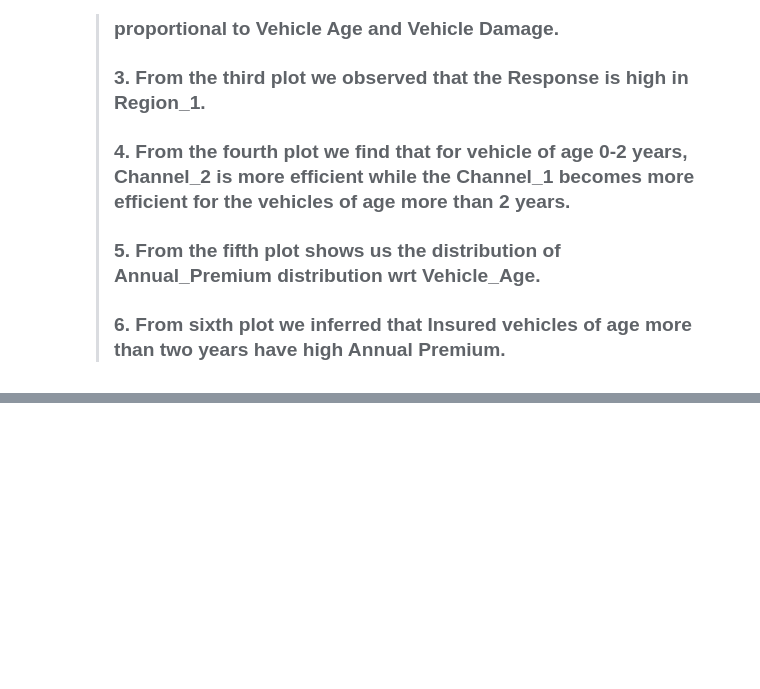
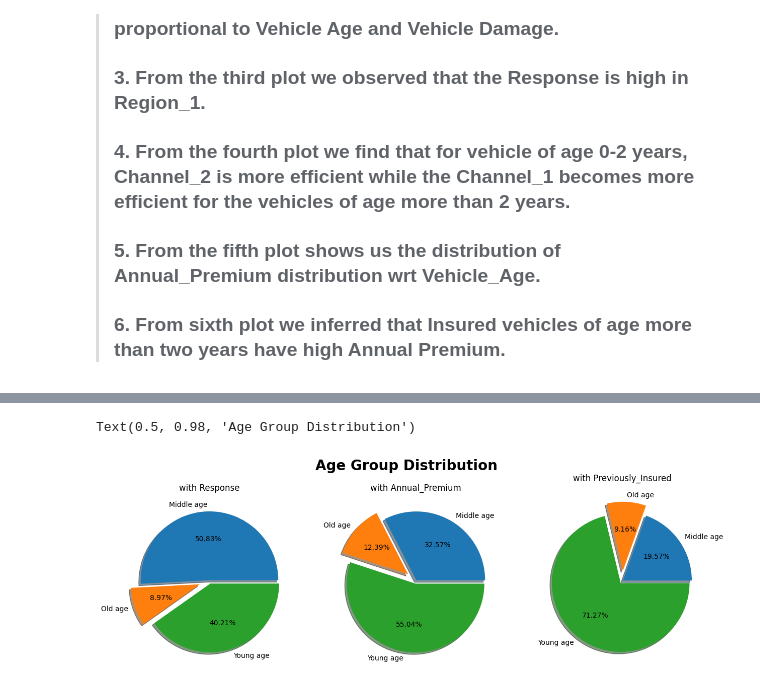
Before and after one commit to diptiranjan1998/Health-Insurance-Cross-Sell-Prediction, a Jupyter notebook: Health_Insurance_Cross_Sell_Prediction.ipynb, the cells around one changed output, grey strips where cells are left out. Saved outputs shown, nothing was run; the diff lists cells and outputs as text; code cells hidden in the pictures; blank space fills up the shorter version.

```diff
--- a/Health_Insurance_Cross_Sell_Prediction.ipynb
+++ b/Health_Insurance_Cross_Sell_Prediction.ipynb
@@ -514,0 +533,23 @@ Text(0.5, 1.0, 'Annual_Premium_Treated V/S Age')
+# %%
+fig, axes = plt.subplots(2,3, figsize=(15,5))
+
+explode = (0.01, 0.15, 0.04)
+axes[0].pie(x= df.groupby('Age_categorized')['Response'].sum(),explode=explode,
+        labels=df.Age_categorized.unique(), autopct='%1.2f%%',
+        shadow=True);
+axes[0].set_title('with Response')
+
+axes[1].pie(x=df.groupby('Age_categorized')['Annual_Premium'].sum(),explode=explode,
+        labels=df.Age_categorized.unique(), autopct='%1.2f%%',
+        shadow=True);
+axes[1].set_title('with Annual_Premium')
+
+axes[2].pie(x=df.groupby('Age_categorized')['Previously_Insured'].sum(),explode=explode,
+        labels=df.Age_categorized.unique(), autopct='%1.2f%%',
+        shadow=True);
+axes[2].set_title('with Previously_Insured', pad=20)
+
+plt.suptitle('Age Group Percentage',fontsize = 20, fontweight ='bold')
+# %% [output]
+Text(0.5, 0.98, 'Age Group Distribution')
+[figure, added]
```
Also changed, not shown: parts of 30 cells of this notebook.
